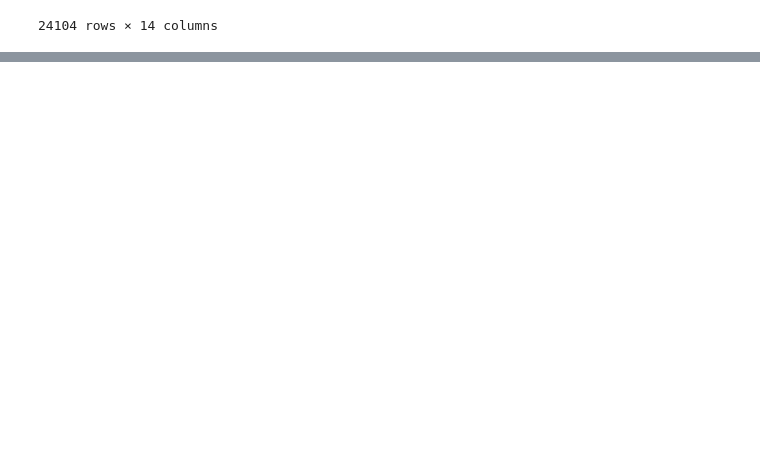
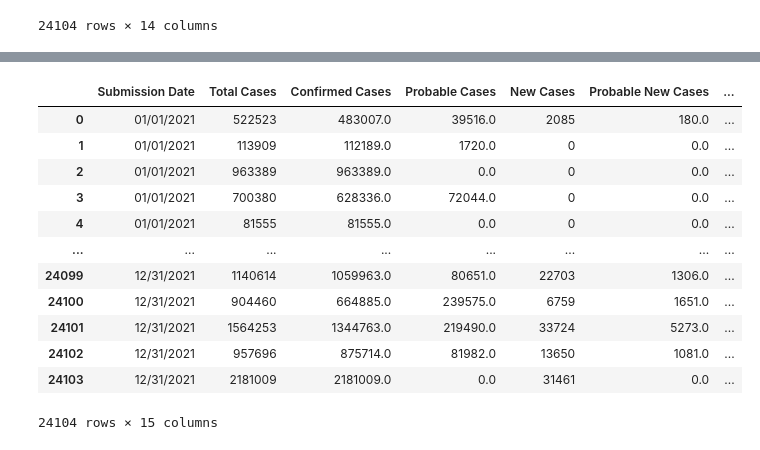
Before and after one commit to laurajanefaulds/project1, a Jupyter notebook: covid_data.ipynb, the cells around one changed output, grey strips where cells are left out. Saved outputs shown, nothing was run; the diff lists cells and outputs as text; code cells hidden in the pictures; blank space fills up the shorter version.

```diff
--- a/covid_data.ipynb
+++ b/covid_data.ipynb
@@ -184,3 +184,6 @@ final_df
 | 24102 | 12/31/2021 | CO | 957696 | 875714.0 | 81982.0 | 13650 | 1081.0 | ... |
 | 24103 | 12/31/2021 | IL | 2181009 | 2181009.0 | 0.0 | 31461 | 0.0 | ... |
 24104 rows × 14 columns
+# %%
+final2_df = final_df.drop(columns=["State"])
+final2_df
@@ -186,0 +204,22 @@ final_df
+# %%
+final2_df["Blue Cases"] = final2_df["Total Cases"]
+final2_df["Red Cases"] = final2_df["Total Cases"]
+
+final2_df.loc[final2_df['State Color'] == "Red", 'Blue Cases'] = 0
+final2_df.loc[final2_df['State Color'] == "Blue", 'Red Cases'] = 0
+# %%
+final2_df
+# %% [output]
+|  | Submission Date | Total Cases | Confirmed Cases | Probable Cases | New Cases | Probable New Cases | ... |
+| 0 | 01/01/2021 | 522523 | 483007.0 | 39516.0 | 2085 | 180.0 | ... |
+| 1 | 01/01/2021 | 113909 | 112189.0 | 1720.0 | 0 | 0.0 | ... |
+| 2 | 01/01/2021 | 963389 | 963389.0 | 0.0 | 0 | 0.0 | ... |
+| 3 | 01/01/2021 | 700380 | 628336.0 | 72044.0 | 0 | 0.0 | ... |
+| 4 | 01/01/2021 | 81555 | 81555.0 | 0.0 | 0 | 0.0 | ... |
+| ... | ... | ... | ... | ... | ... | ... | ... |
+| 24099 | 12/31/2021 | 1140614 | 1059963.0 | 80651.0 | 22703 | 1306.0 | ... |
+| 24100 | 12/31/2021 | 904460 | 664885.0 | 239575.0 | 6759 | 1651.0 | ... |
+| 24101 | 12/31/2021 | 1564253 | 1344763.0 | 219490.0 | 33724 | 5273.0 | ... |
+| 24102 | 12/31/2021 | 957696 | 875714.0 | 81982.0 | 13650 | 1081.0 | ... |
+| 24103 | 12/31/2021 | 2181009 | 2181009.0 | 0.0 | 31461 | 0.0 | ... |
+24104 rows × 15 columns
```
Also changed, not shown: parts of 6 cells of this notebook, 1 other file.
